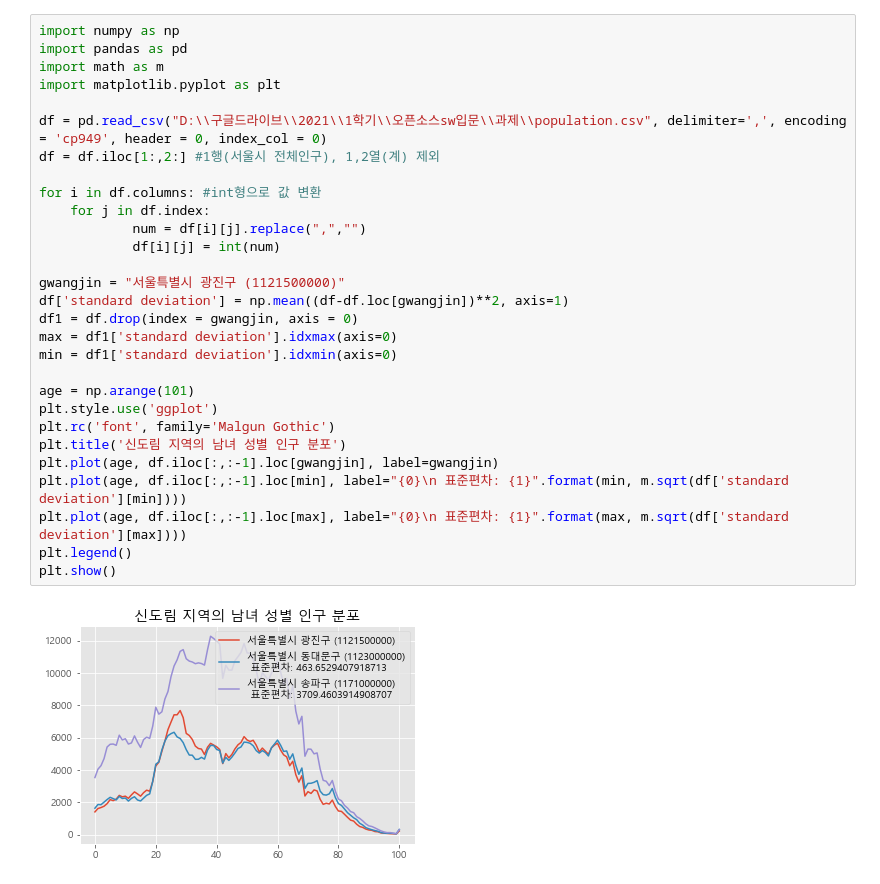
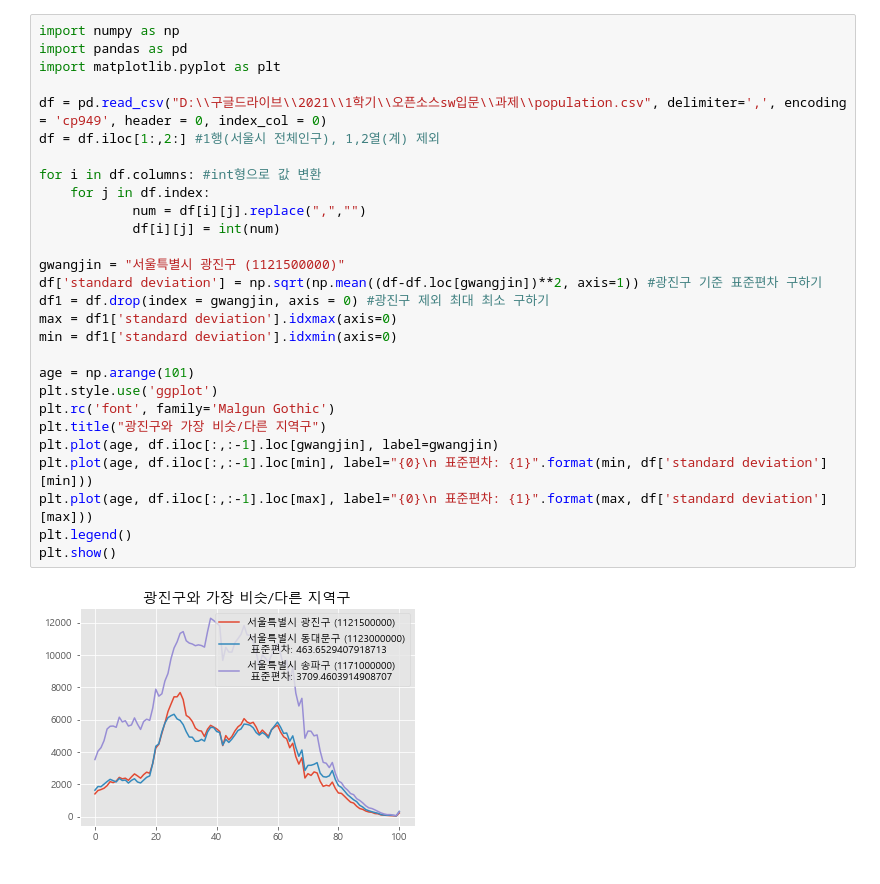
Before and after one commit to yunjeongiya/OpenSrcSW, a Jupyter notebook: week 14.ipynb, the cells around one changed output. Saved outputs shown, nothing was run; the diff lists cells and outputs as text.

```diff
--- a/week 14.ipynb
+++ b/week 14.ipynb
@@ -1,31 +1,30 @@
 # %%
 import numpy as np
 import pandas as pd
-import math as m
 import matplotlib.pyplot as plt
 
 df = pd.read_csv("D:\\구글드라이브\\2021\\1학기\\오픈소스sw입문\\과제\\population.csv", delimiter=',', encoding = 'cp949', header = 0, index_col = 0)
 df = df.iloc[1:,2:] #1행(서울시 전체인구), 1,2열(계) 제외
 
 for i in df.columns: #int형으로 값 변환
     for j in df.index:
             num = df[i][j].replace(",","")
             df[i][j] = int(num)
 
 gwangjin = "서울특별시 광진구 (1121500000)"
-df['standard deviation'] = np.mean((df-df.loc[gwangjin])**2, axis=1)
-df1 = df.drop(index = gwangjin, axis = 0)
+df['standard deviation'] = np.sqrt(np.mean((df-df.loc[gwangjin])**2, axis=1)) #광진구 기준 표준편차 구하기
+df1 = df.drop(index = gwangjin, axis = 0) #광진구 제외 최대 최소 구하기
 max = df1['standard deviation'].idxmax(axis=0)
 min = df1['standard deviation'].idxmin(axis=0)
 
 age = np.arange(101)
 plt.style.use('ggplot')
 plt.rc('font', family='Malgun Gothic')
-plt.title('신도림 지역의 남녀 성별 인구 분포')
+plt.title("광진구와 가장 비슷/다른 지역구")
 plt.plot(age, df.iloc[:,:-1].loc[gwangjin], label=gwangjin)
-plt.plot(age, df.iloc[:,:-1].loc[min], label="{0}\n 표준편차: {1}".format(min, m.sqrt(df['standard deviation'][min])))
-plt.plot(age, df.iloc[:,:-1].loc[max], label="{0}\n 표준편차: {1}".format(max, m.sqrt(df['standard deviation'][max])))
+plt.plot(age, df.iloc[:,:-1].loc[min], label="{0}\n 표준편차: {1}".format(min, df['standard deviation'][min]))
+plt.plot(age, df.iloc[:,:-1].loc[max], label="{0}\n 표준편차: {1}".format(max, df['standard deviation'][max]))
 plt.legend()
 plt.show()
 # %% [output]
-[figure, old version]
+[figure, new version]
```
